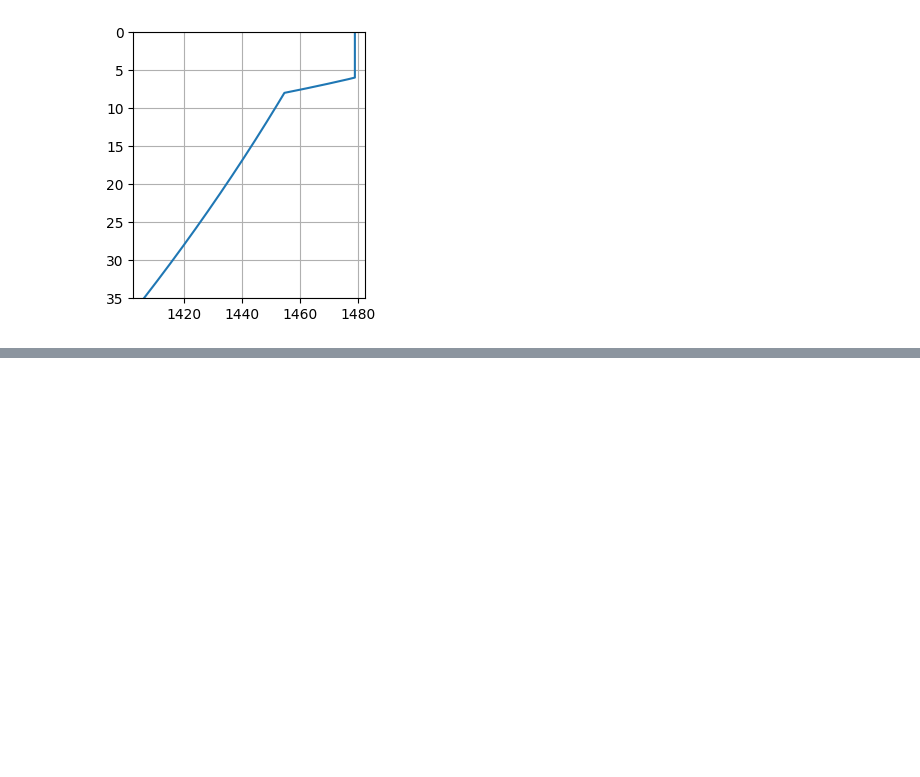
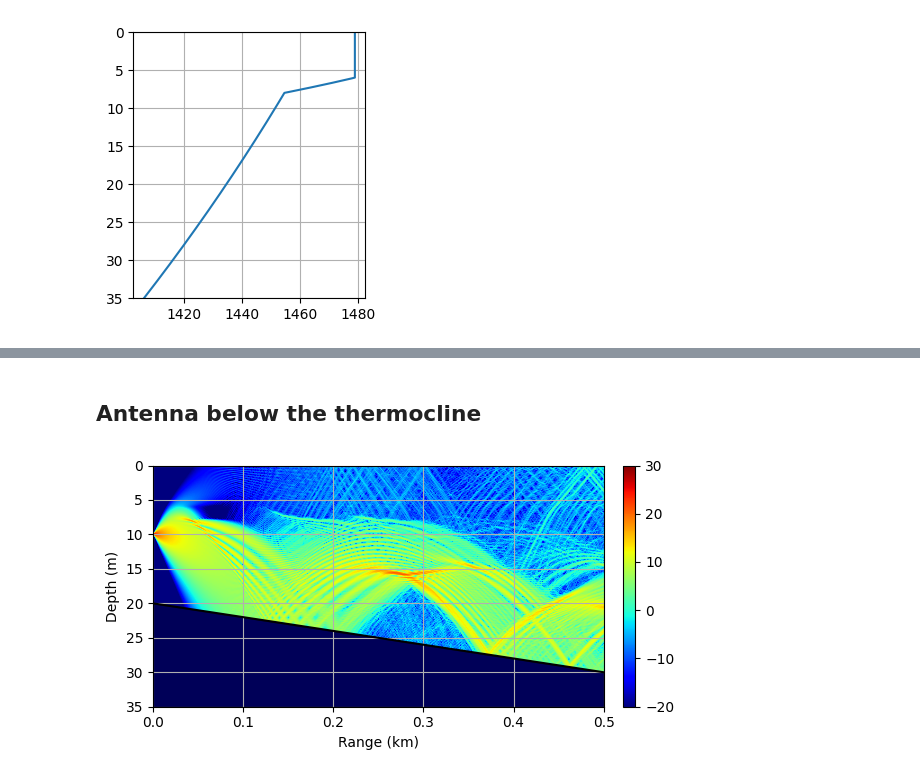
Before and after one commit to mikelytaev/wave-propagation, a Jupyter notebook: docs/source/notebooks/uwa/uwa_ultrasound.ipynb, the cells around one changed output, grey strips where cells are left out. Cells and saved outputs as stored; diff of their text form; code cells hidden in the pictures; blank space fills up the shorter version.

```diff
--- a/docs/source/notebooks/uwa/uwa_ultrasound.ipynb
+++ b/docs/source/notebooks/uwa/uwa_ultrasound.ipynb
@@ -70,0 +86,13 @@ vis.plot2d(min_val=-30, max_val=40, grid=True, show_terrain=True).show()
+# %% [markdown]
+## Antenna below the thermocline
+# %%
+src.depth_m = 10
+field3 = uwa_ss_pade(
+    src=src,
+    env=env,
+    params=params
+)
+vis3 = AcousticPressureFieldVisualiser2d(field=field3, env=env)
+vis3.plot2d(min_val=-20, max_val=30, grid=True, show_terrain=True).show()
+# %% [output]
+[figure, added]
```
Also changed, not shown: parts of 7 cells of this notebook.
